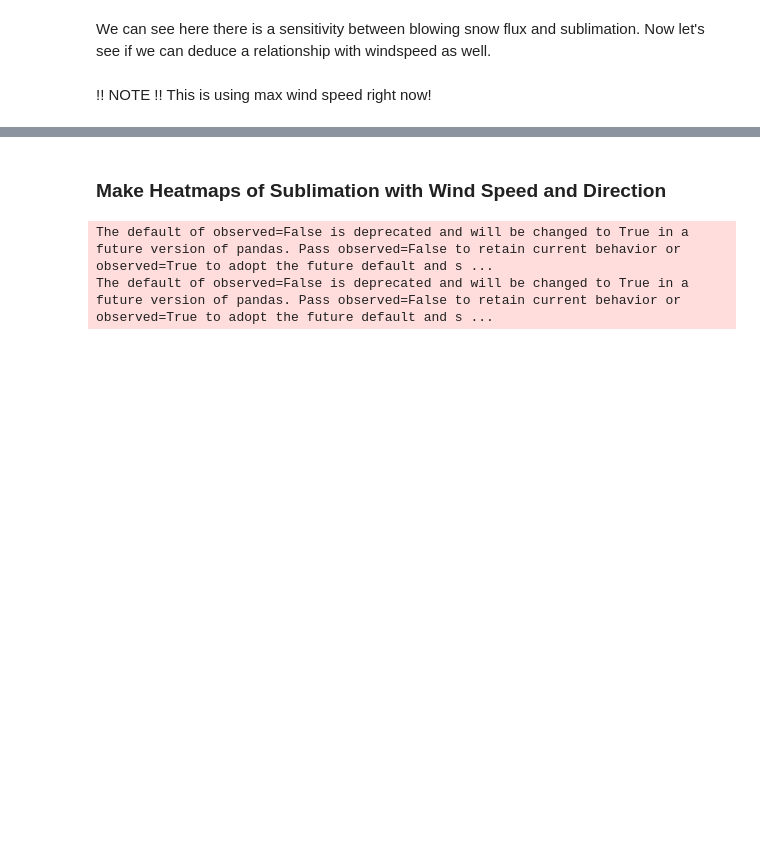
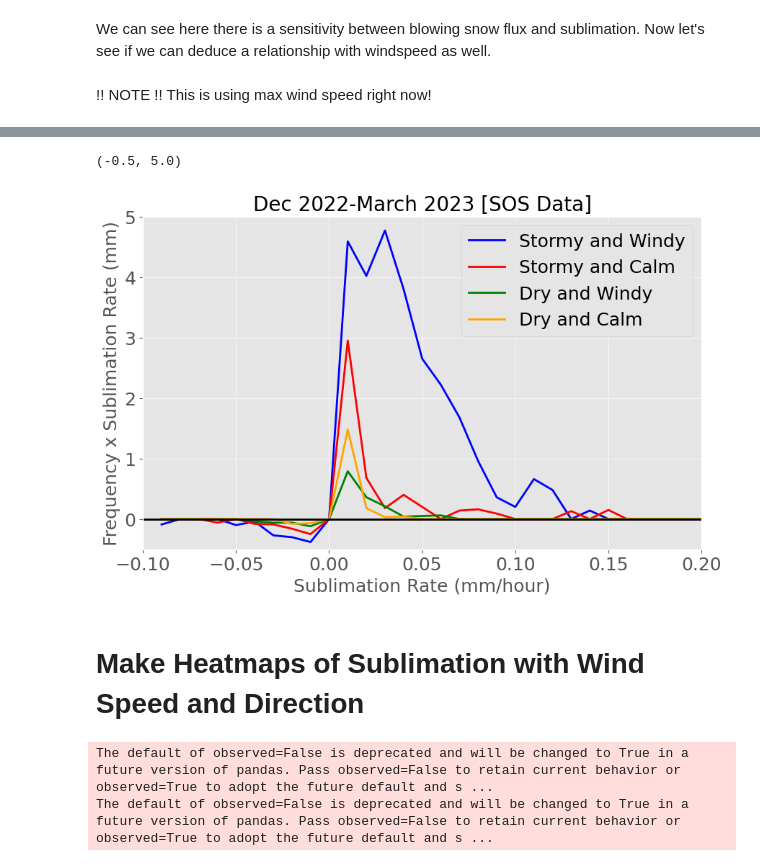
Before and after one commit to dlhogan97/Synoptic-Sublimation, a Jupyter notebook: 02_analysis/data_exploration/09_blowing_snow_and_sublimation_kettle_ponds.ipynb, the cells around one changed output, grey strips where cells are left out. Drawn from its saved outputs; the diff is of its cells as text; code cells hidden in the pictures; blank space fills up the shorter version.

Commit message:
good progress on frequency

```diff
--- a/02_analysis/data_exploration/09_blowing_snow_and_sublimation_kettle_ponds.ipynb
+++ b/02_analysis/data_exploration/09_blowing_snow_and_sublimation_kettle_ponds.ipynb
@@ -564,5 +566,45 @@ plt.show()
+# %%
+# add rolling precipitation
+sublimation_1H['rolling_24H_precip'] = sublimation_1H['precipitation_1H'].rolling(window=24).sum()
+stormy_sublimation = sublimation_1H[(sublimation_1H['rolling_24H_precip']>0) & (sublimation_1H['wind_speed_1H']>=3)]
+stormy_calm_sublimation = sublimation_1H[(sublimation_1H['rolling_24H_precip']>0) & (sublimation_1H['wind_speed_1H']<3)]
+dry_windy_sublimation = sublimation_1H[(sublimation_1H['rolling_24H_precip']==0) & (sublimation_1H['wind_speed_1H']>=3)]
+dry_calm_sublimation = sublimation_1H[(sublimation_1H['rolling_24H_precip']==0) & (sublimation_1H['wind_speed_1H']<3)]
+# %%
+# total sublimation in a time interval is the sublimation rate multiplied by the frequency of that rate
+# cut each sublimation rate into 0.01 g/m^2/s bins
+bins = np.arange(-0.10, 0.2, 0.01)
+bins[10] = 0
+def cut_bins(df, bins):
+    df['binned'] = pd.cut(df['sublimation_1H'], bins)
+    return df
+stormy_sublimation_freq = cut_bins(stormy_sublimation, bins).value_counts('binned').sort_index() * bins[1:]
+stormy_calm_sublimation_freq = cut_bins(stormy_calm_sublimation, bins).value_counts('binned').sort_index() * bins[1:]
+dry_windy_sublimation_freq = cut_bins(dry_windy_sublimation, bins).value_counts('binned').sort_index() * bins[1:]
+dry_calm_sublimation_freq = cut_bins(dry_calm_sublimation, bins).value_counts('binned').sort_index() * bins[1:]
+# %%
+plt.style.use('ggplot')
+fig, ax = plt.subplots(figsize=(10,6))
+
+ax.plot(bins[1:], stormy_sublimation_freq.values, label='Stormy and Windy', color='blue')
+ax.plot(bins[1:], stormy_calm_sublimation_freq.values, label='Stormy and Calm', color='red')
+ax.plot(bins[1:], dry_windy_sublimation_freq.values, label='Dry and Windy', color='green')
+ax.plot(bins[1:], dry_calm_sublimation_freq.values, label='Dry and Calm', color='orange')
+ax.legend(fontsize=18)
+ax.axhline(0, color='black', lw=2)
+ax.set_xlabel('Sublimation Rate (mm/hour)', size=18)
+ax.set_ylabel('Frequency x Sublimation Rate (mm)', size=18)
+# increase tick label size on x and y axes
+ax.tick_params(axis='x', labelsize=18)
+ax.tick_params(axis='y', labelsize=18)
+ax.set_title('Dec 2022-March 2023 [SOS Data]', size=20)
+ax.set_xlim(-0.1,0.2)
+ax.set_ylim(-0.5,5)
+# %% [output]
+(-0.5, 5.0)
+[figure, added]
 # %% [markdown]
-### Make Heatmaps of Sublimation with Wind Speed and Direction
+# Make Heatmaps of Sublimation with Wind Speed and Direction
 # %%
 df_test['month'] = df_test.index.month
 df_test['month'] = df_test['month'].where(df_test['month']!=12, 0)
```
Also changed, not shown: parts of 3 cells of this notebook, 2 other files.
